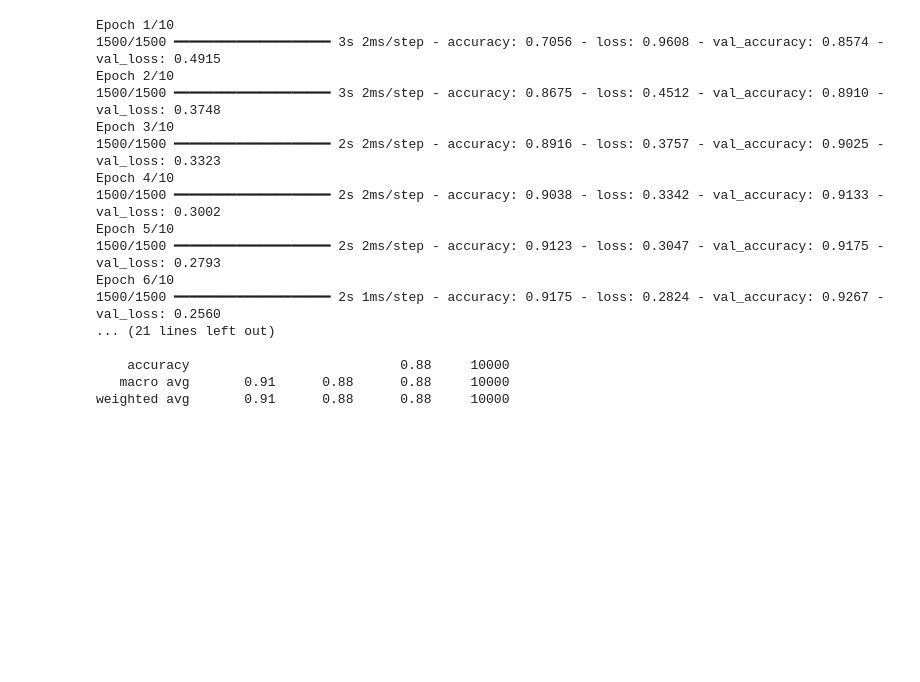
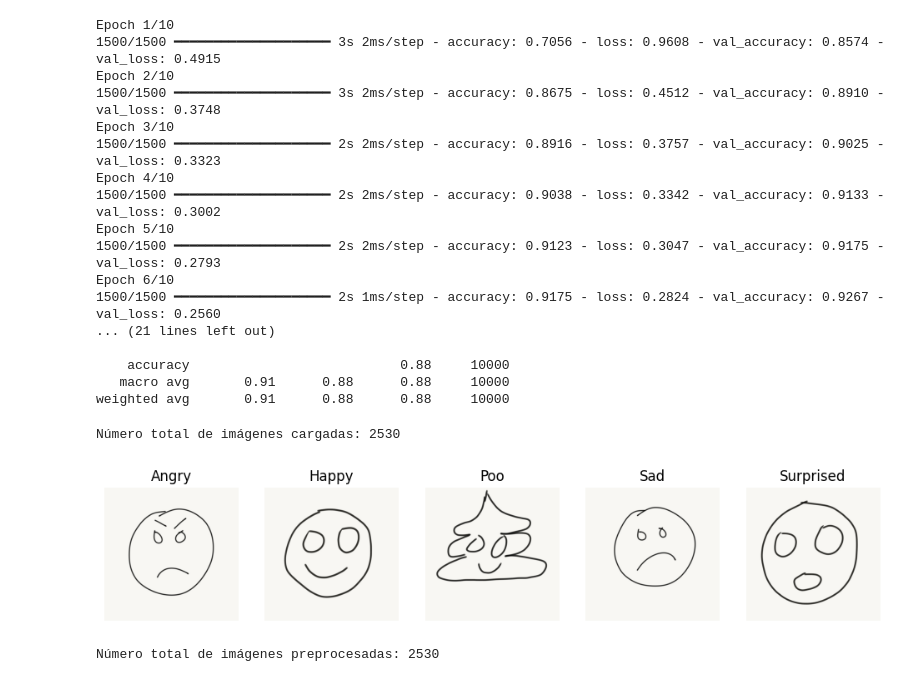
Before and after one commit to SaidAl26/ProyectoVision, a Jupyter notebook: ACTIVIDAD3/Act3/NOSE.ipynb, the cells around one changed output. Drawn from its saved outputs; the diff is of its cells as text; code cells hidden in the pictures; blank space fills up the shorter version.

```diff
--- a/ACTIVIDAD3/Act3/NOSE.ipynb
+++ b/ACTIVIDAD3/Act3/NOSE.ipynb
@@ -92,0 +108,62 @@ weighted avg       0.91      0.88      0.88     10000
+# %%
+# En esta sección ser cargan las imágenes a color de emojis. Las imágenes
+# se orginizan en 5 directorios, los cuales son: Angry, Happy, Poo, Sad y Surprise.
+# Los nombres de las imágenes no están estandarizadas, por lo que es necesario primero ver qué hay
+# en cada directorio y después cargarlas.
+
+path = '/Users/HP/Downloads/Emojis/'
+
+emojis = []
+labels = ['Angry', 'Happy', 'Poo', 'Sad', 'Surprised']
+for label in labels:
+    folder = os.path.join(path, label)
+    for filename in os.listdir(folder):
+        if filename.lower().endswith(('.png', '.jpg', '.jpeg')):
+            img_path = os.path.join(folder, filename)
+            img = cv2.imread(img_path)
+            if img is not None:
+                img = cv2.cvtColor(img, cv2.COLOR_BGR2RGB)
+                emojis.append((img, label))
+
+print("Número total de imágenes cargadas:", len(emojis))
+# %% [output]
+Número total de imágenes cargadas: 2530
+# %%
+# Muestra una imagen de cada categoría
+plt.figure(figsize=(12, 8))
+for i, label in enumerate(labels):
+    for img, img_label in emojis:
+        if img_label == label:
+            plt.subplot(1, 5, i + 1)
+            plt.imshow(img)
+            plt.title(label)
+            plt.axis('off')
+            break
+# %% [output]
+[figure, added]
+# %%
+# Preprocesamiento de las imágenes. Las imágenes las vamos a pasar a escala de grises, a un
+# tamaño de 32x32 píxeles. Desafortunadamente, los trazos no están centrados en la imagen, por lo que
+# también es necesario encontrar la zona del trazo, y recortarlo para después centrarlo en la imagen.
+
+def preprocess_image(img):
+    gray = cv2.cvtColor(img, cv2.COLOR_RGB2GRAY)
+    # Imagen binaria (fondo blanco, trazos negros)
+    binary = cv2.adaptiveThreshold(gray, 255, cv2.ADAPTIVE_THRESH_GAUSSIAN_C,
+                                   cv2.THRESH_BINARY_INV, 11, 2)
+    contours, _ = cv2.findContours(binary, cv2.RETR_EXTERNAL, cv2.CHAIN_APPROX_SIMPLE)
+    if contours:
+        min_area = 30
+        all_points = np.vstack([cnt for cnt in contours if cv2.contourArea(cnt) > min_area])
+        x, y, w, h = cv2.boundingRect(all_points)
+        roi = binary[y:y+h, x:x+w]  # Usar la imagen binaria
+        roi_resized = cv2.resize(roi, (32, 32), interpolation=cv2.INTER_AREA)
+        padded = np.pad(roi_resized, ((2, 2), (2, 2)), mode='constant', constant_values=0)
+        return padded
+    else:
+        return cv2.resize(binary, (32, 32), interpolation=cv2.INTER_AREA)
+
+preprocessed_emojis = [(preprocess_image(img), label) for img, label in emojis]
+print("Número total de imágenes preprocesadas:", len(preprocessed_emojis))
+# %% [output]
+Número total de imágenes preprocesadas: 2530
```
Also changed, not shown: parts of 4 cells of this notebook.
